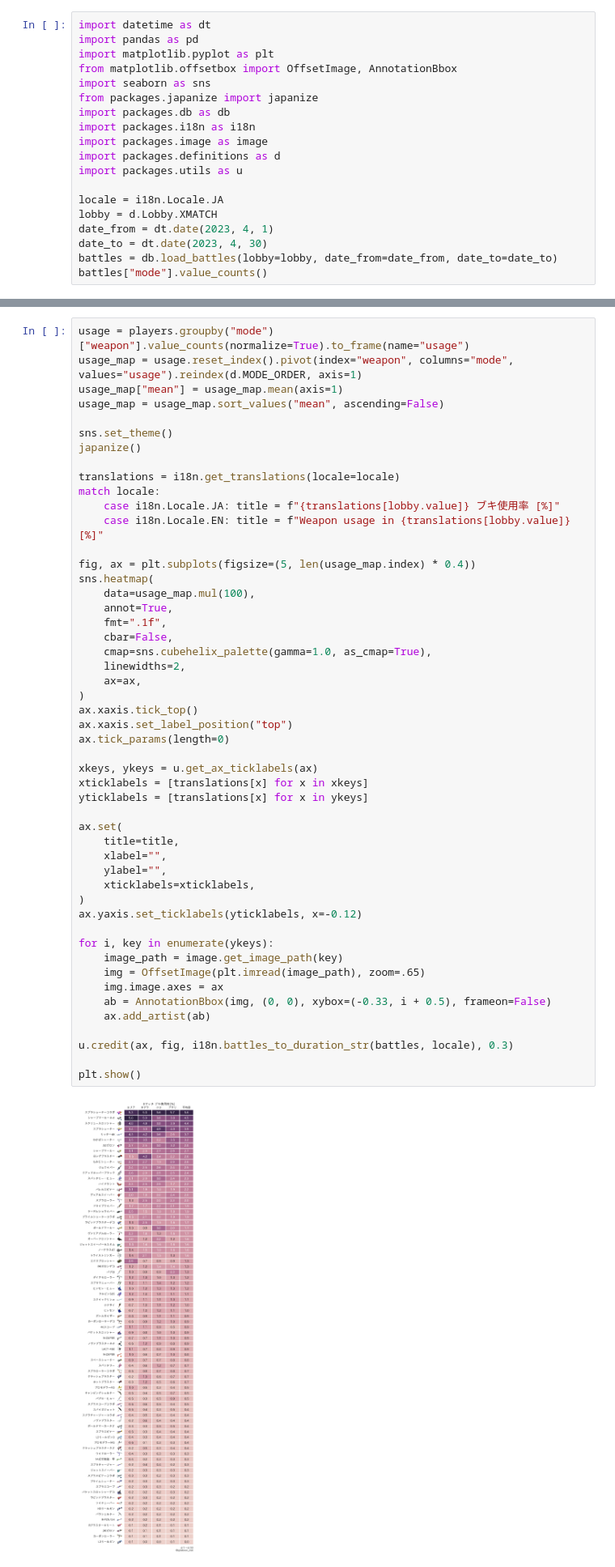
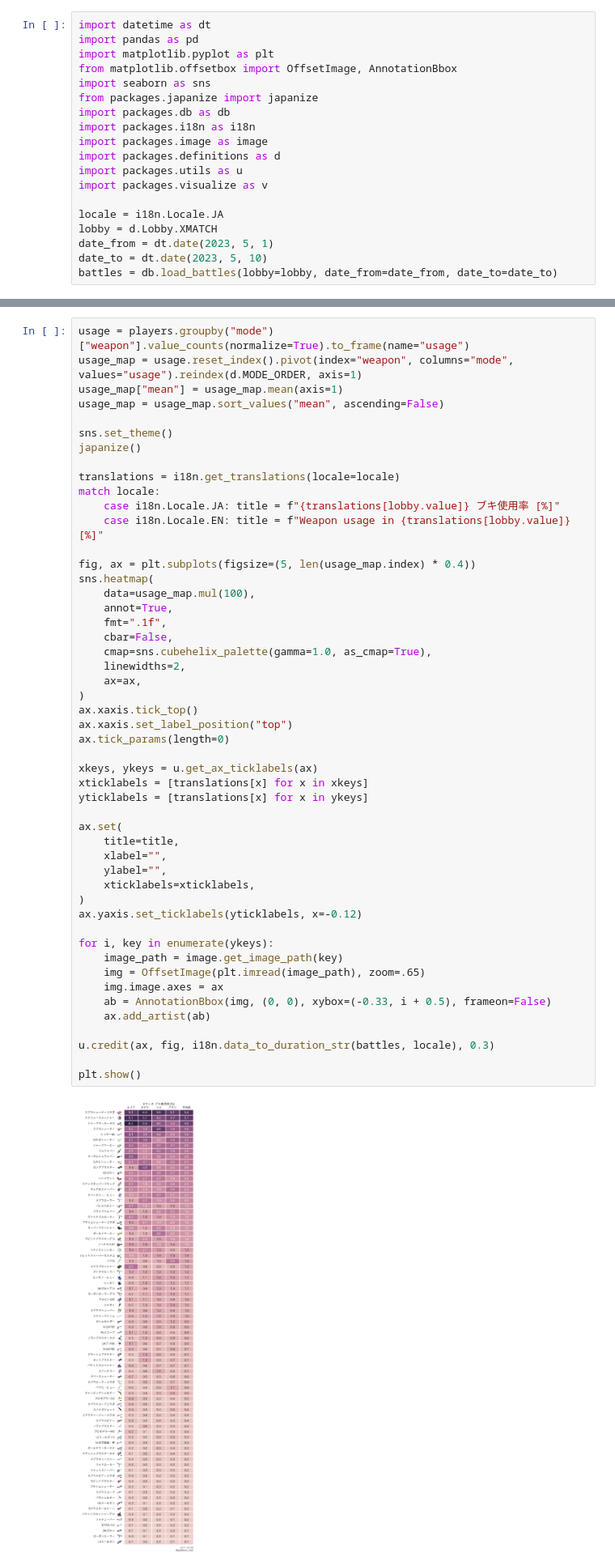
Before and after one commit to splatoonstat/splat-stat, a Jupyter notebook: examples/xmatch_weapon_usage.ipynb, the cells around one changed output, grey strips where cells are left out. Shown at 81% size. Drawn from its saved outputs; the diff is of its cells as text.

```diff
--- a/examples/xmatch_weapon_usage.ipynb
+++ b/examples/xmatch_weapon_usage.ipynb
@@ -12,10 +12,10 @@ import packages.i18n as i18n
 import packages.image as image
 import packages.definitions as d
 import packages.utils as u
+import packages.visualize as v
 
 locale = i18n.Locale.JA
 lobby = d.Lobby.XMATCH
-date_from = dt.date(2023, 4, 1)
-date_to = dt.date(2023, 4, 30)
+date_from = dt.date(2023, 5, 1)
+date_to = dt.date(2023, 5, 10)
 battles = db.load_battles(lobby=lobby, date_from=date_from, date_to=date_to)
-battles["mode"].value_counts()
@@ -52,35 +54,35 @@ sns.heatmap(
     cmap=sns.cubehelix_palette(gamma=1.0, as_cmap=True),
     linewidths=2,
     ax=ax,
 )
 ax.xaxis.tick_top()
 ax.xaxis.set_label_position("top")
 ax.tick_params(length=0)
 
 xkeys, ykeys = u.get_ax_ticklabels(ax)
 xticklabels = [translations[x] for x in xkeys]
 yticklabels = [translations[x] for x in ykeys]
 
 ax.set(
     title=title,
     xlabel="",
     ylabel="",
     xticklabels=xticklabels,
 )
 ax.yaxis.set_ticklabels(yticklabels, x=-0.12)
 
 for i, key in enumerate(ykeys):
     image_path = image.get_image_path(key)
     img = OffsetImage(plt.imread(image_path), zoom=.65)
     img.image.axes = ax
     ab = AnnotationBbox(img, (0, 0), xybox=(-0.33, i + 0.5), frameon=False)
     ax.add_artist(ab)
 
-u.credit(ax, fig, i18n.battles_to_duration_str(battles, locale), 0.3)
+u.credit(ax, fig, i18n.data_to_duration_str(battles, locale), 0.3)
 
 plt.show()
 # %% [output]
-[figure, old version]
+[figure, new version]
 # %% [markdown]
 ### サブウェポン使用率
 # %%
```
Also changed, not shown: parts of 4 cells of this notebook, 6 other files.
